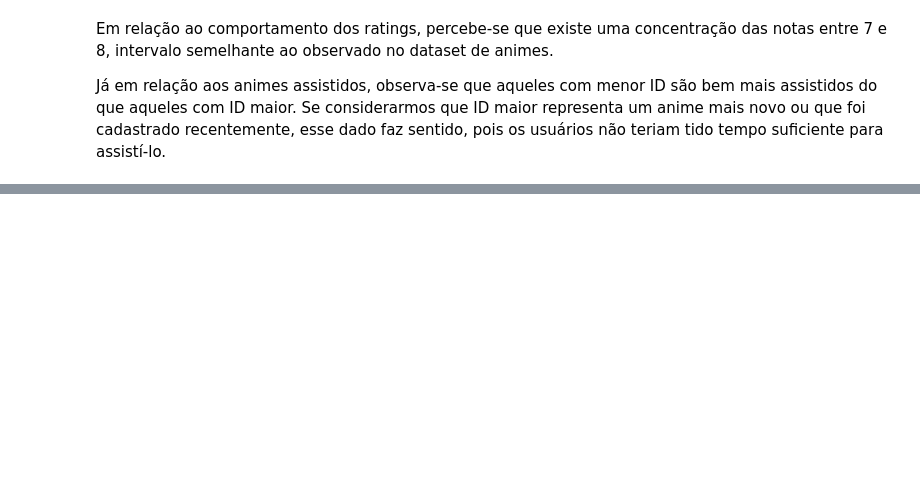
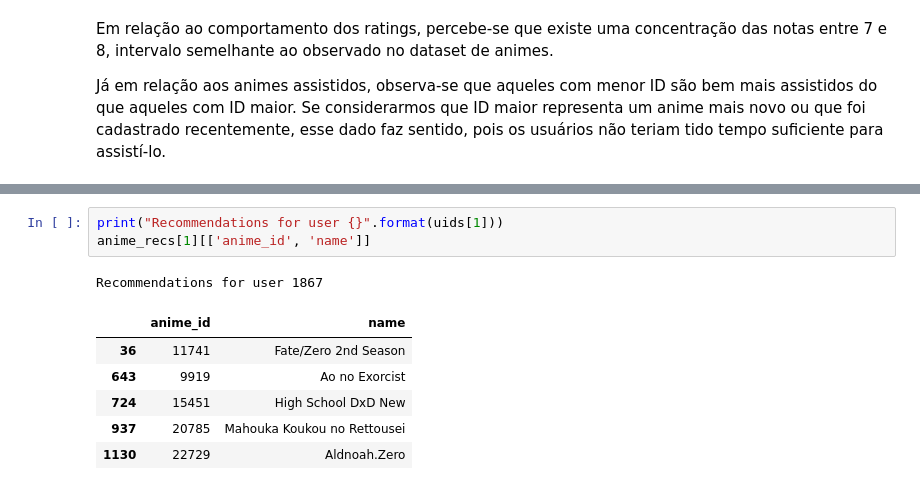
Before and after one commit to lucasloami/challenge-hekima, a Jupyter notebook: Sistema de Recomendação.ipynb, the cells around one changed output, grey strips where cells are left out. Saved outputs shown, nothing was run; the diff lists cells and outputs as text; blank space fills up the shorter version.

```diff
--- a/Sistema de Recomendação.ipynb
+++ b/Sistema de Recomendação.ipynb
@@ -256,0 +328,11 @@ animes_df.sort_values(by='rating', ascending=False).head()
+# %%
+print("Recommendations for user {}".format(uids[1]))
+anime_recs[1][['anime_id', 'name']]
+# %% [output]
+Recommendations for user 1867
+|  | anime_id | name |
+| 36 | 11741 | Fate/Zero 2nd Season |
+| 643 | 9919 | Ao no Exorcist |
+| 724 | 15451 | High School DxD New |
+| 937 | 20785 | Mahouka Koukou no Rettousei |
+| 1130 | 22729 | Aldnoah.Zero |
```
Also changed, not shown: parts of 25 cells of this notebook.
